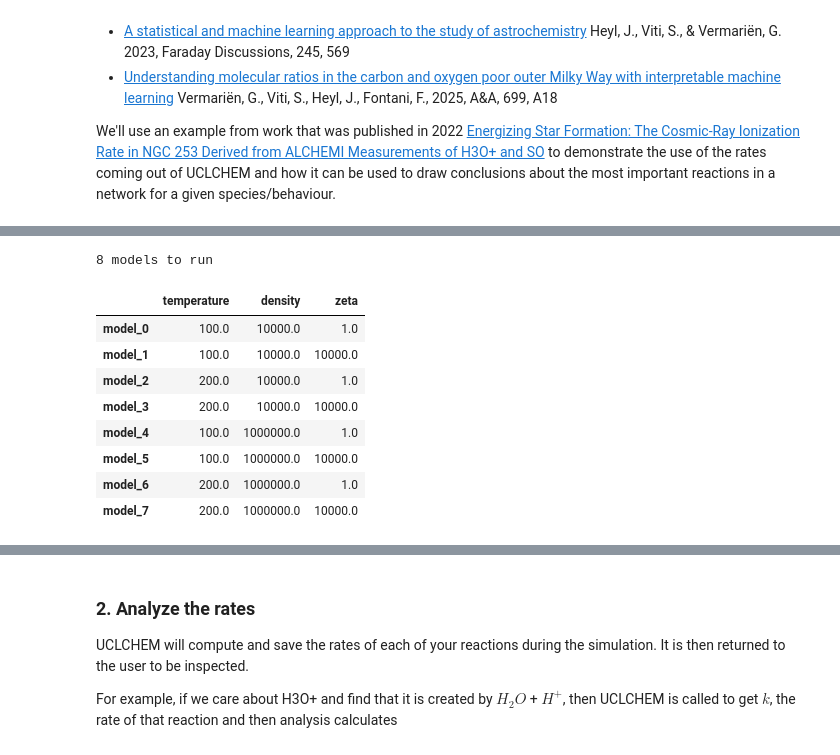
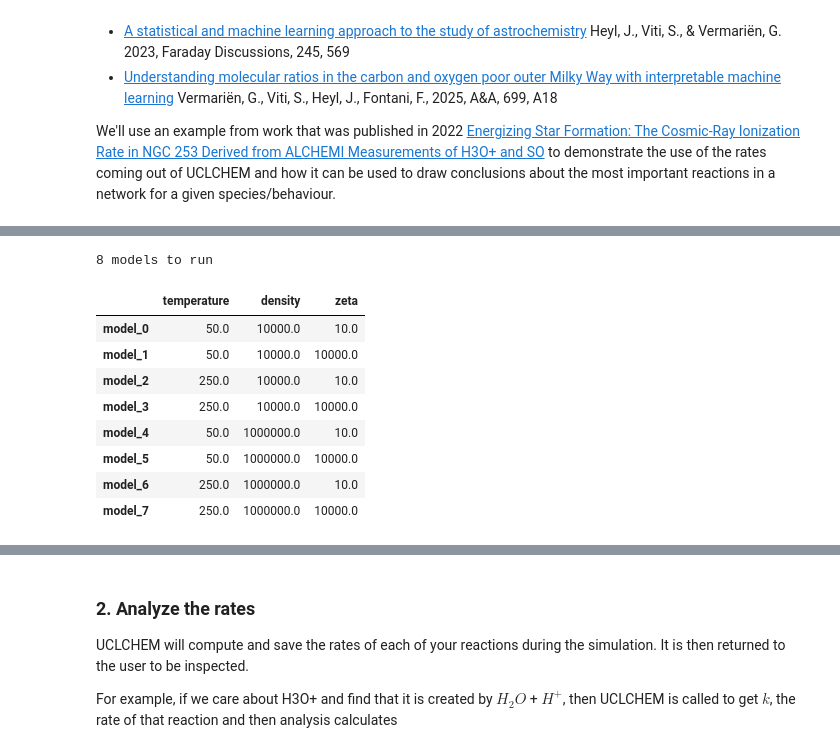
Before and after one commit to uclchem/UCLCHEM, a Jupyter notebook: notebooks/4_chemical_analysis.ipynb, the cells around one changed output, grey strips where cells are left out. Cells and saved outputs as stored; diff of their text form; code cells hidden in the pictures.

```diff
--- a/notebooks/4_chemical_analysis.ipynb
+++ b/notebooks/4_chemical_analysis.ipynb
@@ -45,45 +45,49 @@ When we run the model and want to interact with the rates directly after running
 can be done using both `return_dataframe=True` and `return_rates=True`. The model will then return the
 physics (temperature, density etc), abundances and rates as a function of time.
 # %%
-temperatures = [100, 200]
+temperatures = [50, 250]
 densities = [1e4, 1e6]
-zetas = [1, 1e4]
+zetas = [1e1, 1e4]
 
 parameterSpace = np.asarray(np.meshgrid(temperatures, densities, zetas)).reshape(3, -1)
 model_table = pd.DataFrame(parameterSpace.T, columns=["temperature", "density", "zeta"])
 model_names = [f"model_{i}" for i in range(len(model_table))]
 model_table.index = model_names
 print(f"{model_table.shape[0]} models to run")
 
 
 def run_model(row):
     # basic set of parameters we'll use for this grid.
     ParameterDictionary = {
         "baseAv": 10,  # UV shielded gas in our model
         "freefall": False,
         "finalTime": 1e6,
         "initialtemp": float(row["temperature"]),
         "initialdens": float(row["density"]),
         "zeta": float(row["zeta"]),
+        # Specify some custom tolerance since Silicon chemistry at 50K is tough to solve
+        "abstol_factor": 1e-7,
+        "reltol": 1e-6,
+        "abstol_min": 5e-20,
     }
     result = uclchem.model.cloud(
         param_dict=ParameterDictionary, return_dataframe=True, return_rates=True
     )
     return result
 
 
 model_table
 # %% [output]
 8 models to run
 |  | temperature | density | zeta |
-| model_0 | 100.0 | 10000.0 | 1.0 |
-| model_1 | 100.0 | 10000.0 | 10000.0 |
-| model_2 | 200.0 | 10000.0 | 1.0 |
-| model_3 | 200.0 | 10000.0 | 10000.0 |
-| model_4 | 100.0 | 1000000.0 | 1.0 |
-| model_5 | 100.0 | 1000000.0 | 10000.0 |
-| model_6 | 200.0 | 1000000.0 | 1.0 |
-| model_7 | 200.0 | 1000000.0 | 10000.0 |
+| model_0 | 50.0 | 10000.0 | 10.0 |
+| model_1 | 50.0 | 10000.0 | 10000.0 |
+| model_2 | 250.0 | 10000.0 | 10.0 |
+| model_3 | 250.0 | 10000.0 | 10000.0 |
+| model_4 | 50.0 | 1000000.0 | 10.0 |
+| model_5 | 50.0 | 1000000.0 | 10000.0 |
+| model_6 | 250.0 | 1000000.0 | 10.0 |
+| model_7 | 250.0 | 1000000.0 | 10000.0 |
 # %%
 # Each result contains: physics, abundances, rates, final_abundances and succesflag
 results = Parallel(n_jobs=10, verbose=100)(
```
Also changed, not shown: parts of 10 cells of this notebook, 17 other files.
